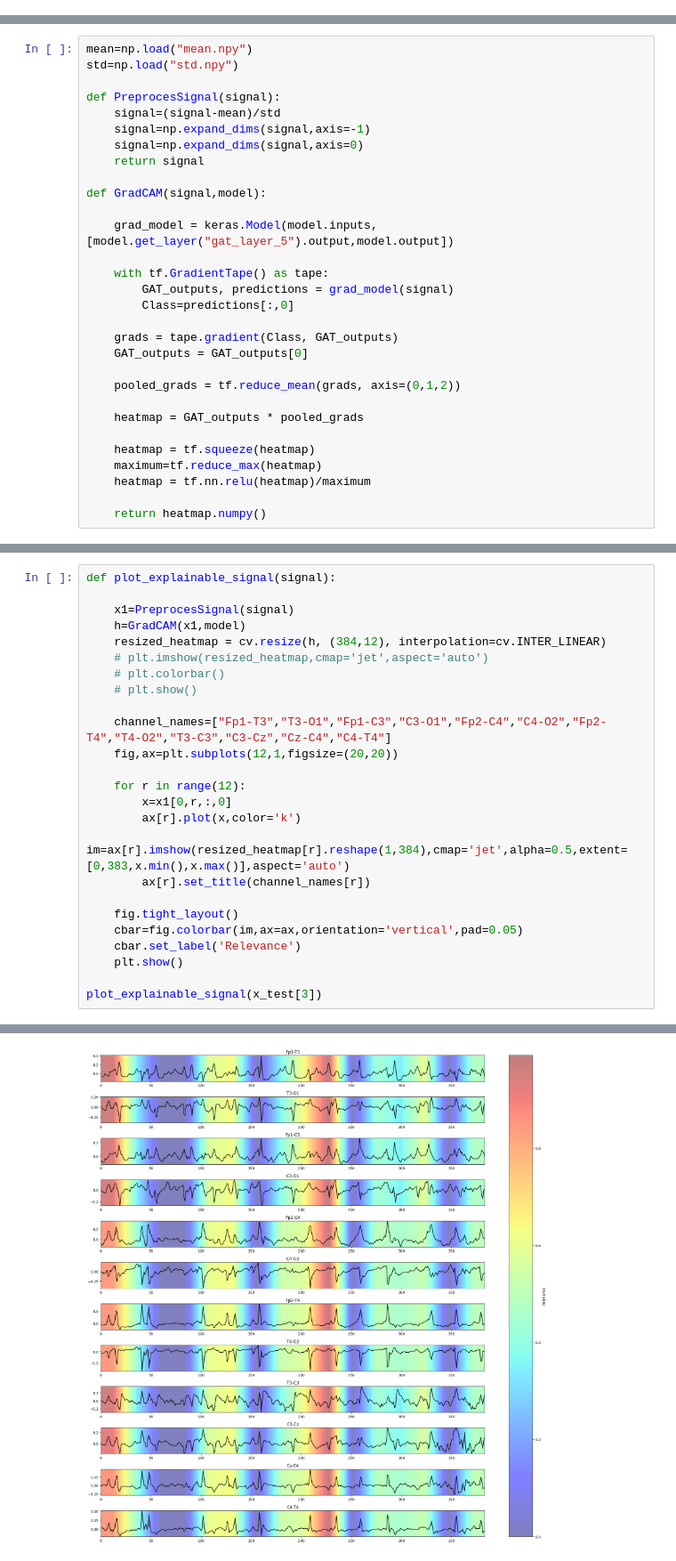
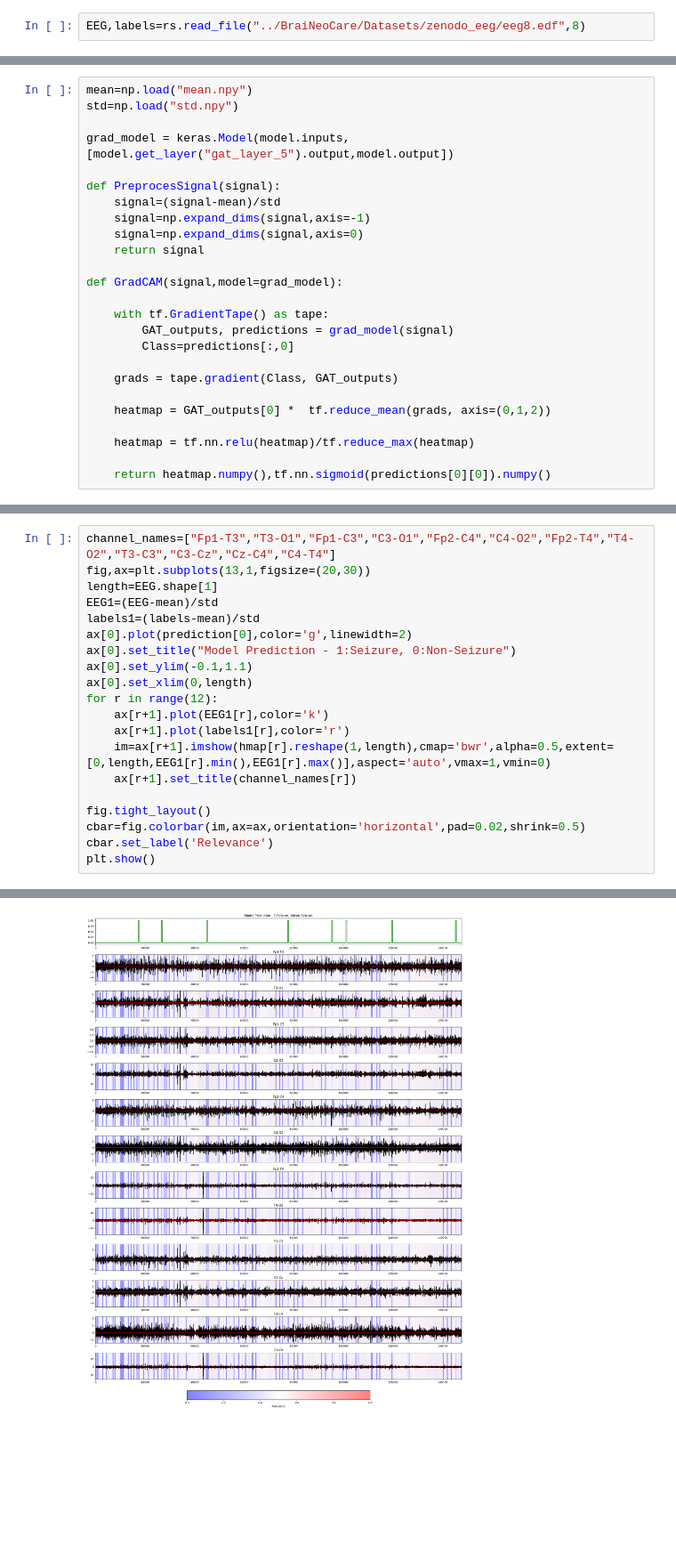
Before and after one commit to Dinuka-1999/BraiNeoCare, a Jupyter notebook: XAImodel.ipynb, the cells around one changed output, grey strips where cells are left out. Shown at 89% size. Saved outputs shown, nothing was run; the diff lists cells and outputs as text; blank space fills up the shorter version.

```diff
--- a/XAImodel.ipynb
+++ b/XAImodel.ipynb
@@ -12,0 +16,2 @@ x_train, x_test, y_train, y_test = train_test_split(x, y, test_size=0.2, random_
+# %%
+EEG,labels=rs.read_file("../BraiNeoCare/Datasets/zenodo_eeg/eeg8.edf",8)
@@ -16,6 +32,8 @@ model.layers[-1].activation = None
 # %%
 mean=np.load("mean.npy")
 std=np.load("std.npy")
+
+grad_model = keras.Model(model.inputs,[model.get_layer("gat_layer_5").output,model.output])
 
 def PreprocesSignal(signal):
     signal=(signal-mean)/std
@@ -23,23 +41,16 @@ def PreprocesSignal(signal):
     signal=np.expand_dims(signal,axis=0)
     return signal
 
-def GradCAM(signal,model):
-
-    grad_model = keras.Model(model.inputs,[model.get_layer("gat_layer_5").output,model.output])
+def GradCAM(signal,model=grad_model):
 
     with tf.GradientTape() as tape:
         GAT_outputs, predictions = grad_model(signal)
         Class=predictions[:,0]
 
     grads = tape.gradient(Class, GAT_outputs)
-    GAT_outputs = GAT_outputs[0]
 
-    pooled_grads = tf.reduce_mean(grads, axis=(0,1,2))
+    heatmap = GAT_outputs[0] *  tf.reduce_mean(grads, axis=(0,1,2))
 
-    heatmap = GAT_outputs * pooled_grads
+    heatmap = tf.nn.relu(heatmap)/tf.reduce_max(heatmap)
 
-    heatmap = tf.squeeze(heatmap)
-    maximum=tf.reduce_max(heatmap)
-    heatmap = tf.nn.relu(heatmap)/maximum
-
-    return heatmap.numpy()
+    return heatmap.numpy(),tf.nn.sigmoid(predictions[0][0]).numpy()
@@ -46,26 +79,21 @@ def GradCAM(signal,model):
 # %%
-def plot_explainable_signal(signal):
+channel_names=["Fp1-T3","T3-O1","Fp1-C3","C3-O1","Fp2-C4","C4-O2","Fp2-T4","T4-O2","T3-C3","C3-Cz","Cz-C4","C4-T4"]
+fig,ax=plt.subplots(13,1,figsize=(20,30))
+length=EEG.shape[1]
+EEG1=(EEG-mean)/std
+labels1=(labels-mean)/std
+ax[0].plot(prediction[0],color='g',linewidth=2)
+ax[0].set_title("Model Prediction - 1:Seizure, 0:Non-Seizure")
+ax[0].set_ylim(-0.1,1.1)
+ax[0].set_xlim(0,length)
+for r in range(12):
+    ax[r+1].plot(EEG1[r],color='k')
+    ax[r+1].plot(labels1[r],color='r')
+    im=ax[r+1].imshow(hmap[r].reshape(1,length),cmap='bwr',alpha=0.5,extent=[0,length,EEG1[r].min(),EEG1[r].max()],aspect='auto',vmax=1,vmin=0)
+    ax[r+1].set_title(channel_names[r])
 
-    x1=PreprocesSignal(signal)
-    h=GradCAM(x1,model)
-    resized_heatmap = cv.resize(h, (384,12), interpolation=cv.INTER_LINEAR)
-    # plt.imshow(resized_heatmap,cmap='jet',aspect='auto')
-    # plt.colorbar()
-    # plt.show()
-
-    channel_names=["Fp1-T3","T3-O1","Fp1-C3","C3-O1","Fp2-C4","C4-O2","Fp2-T4","T4-O2","T3-C3","C3-Cz","Cz-C4","C4-T4"]
-    fig,ax=plt.subplots(12,1,figsize=(20,20))
-
-    for r in range(12):
-        x=x1[0,r,:,0]
-        ax[r].plot(x,color='k')
-        im=ax[r].imshow(resized_heatmap[r].reshape(1,384),cmap='jet',alpha=0.5,extent=[0,383,x.min(),x.max()],aspect='auto')
-        ax[r].set_title(channel_names[r])
-
-    fig.tight_layout()
-    cbar=fig.colorbar(im,ax=ax,orientation='vertical',pad=0.05)
-    cbar.set_label('Relevance')
-    plt.show()
-
-plot_explainable_signal(x_test[3])
+fig.tight_layout()
+cbar=fig.colorbar(im,ax=ax,orientation='horizontal',pad=0.02,shrink=0.5)
+cbar.set_label('Relevance')
+plt.show()
 # %% [output]
@@ -74 +100 @@ plot_explainable_signal(x_test[3])
-[figure, old version]
+[figure, new version]
```
Also changed, not shown: parts of 6 cells of this notebook, 1 other file.
